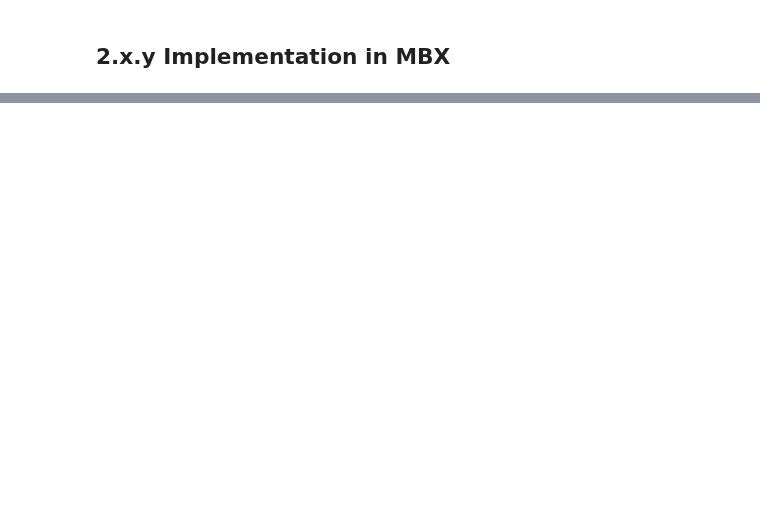
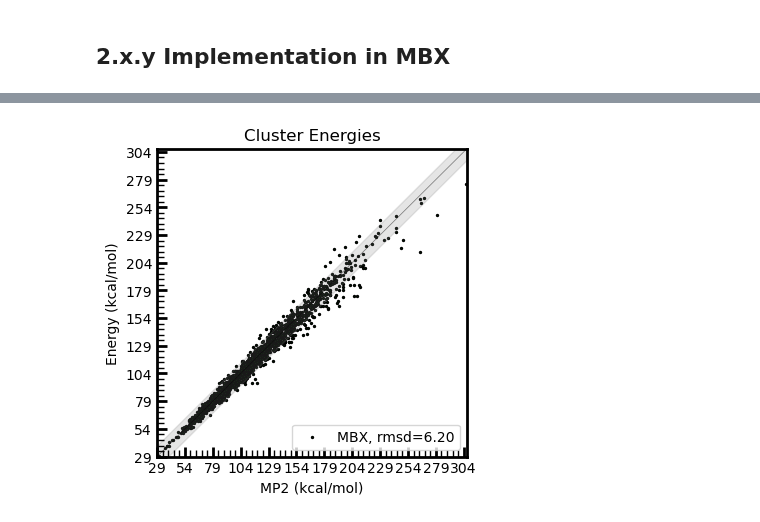
Before and after one commit to PolyachenkoYA/QDMS_2025, a Jupyter notebook: tutorials/2_Many-Body_Model_Build-Along/Tutorial_2.2.ipynb, the cells around one changed output, grey strips where cells are left out. Cells and saved outputs as stored; diff of their text form; code cells hidden in the pictures; blank space fills up the shorter version.

```diff
--- a/tutorials/2_Many-Body_Model_Build-Along/Tutorial_2.2.ipynb
+++ b/tutorials/2_Many-Body_Model_Build-Along/Tutorial_2.2.ipynb
@@ -378,0 +438,10 @@ make[1]: Leaving directory `/home/ebullvul/projects/QDMS_2025/QDMS_2025/tutorial
+# %%
+plot_correlation(
+    pbmetad_configs_CH3NH2,
+    energies_1b_pbmetad_CH3NH2,
+    "MP2",
+    {"MBX": predicted_energies_1b_pbmetad_CH3NH2},
+    error_width=10.0
+)
+# %% [output]
+[figure, added]
```
Also changed, not shown: parts of 14 cells of this notebook, 5 other files.
